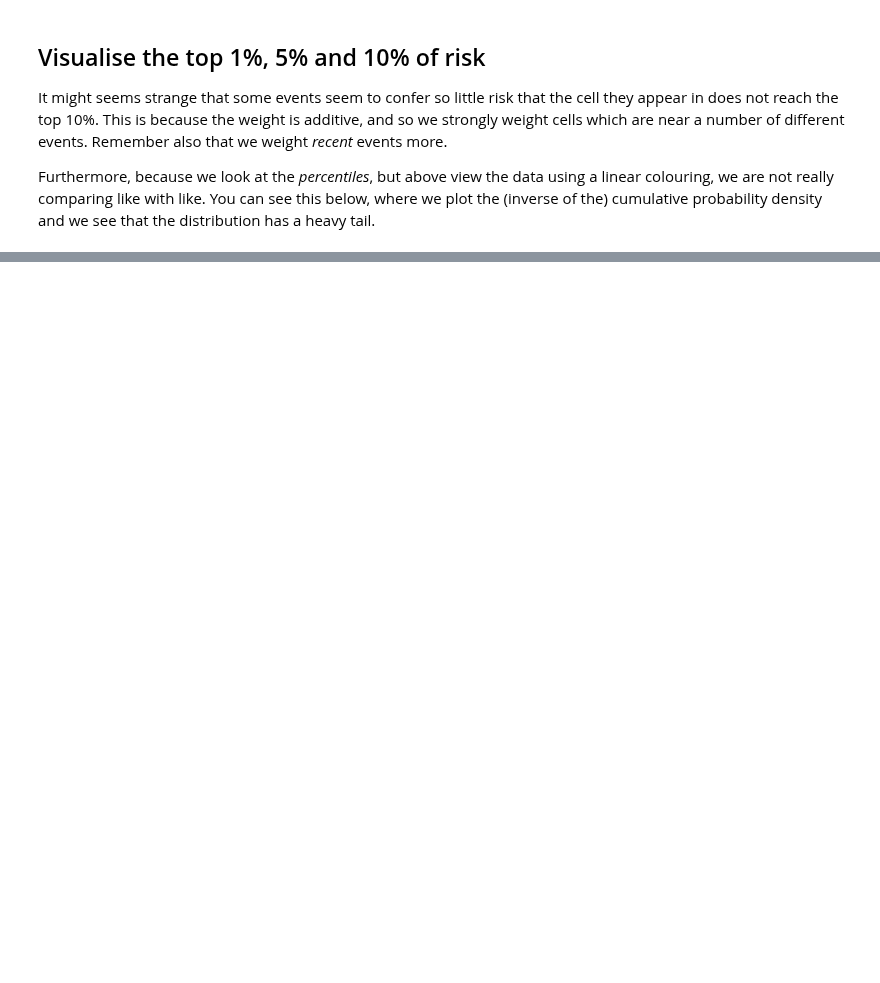
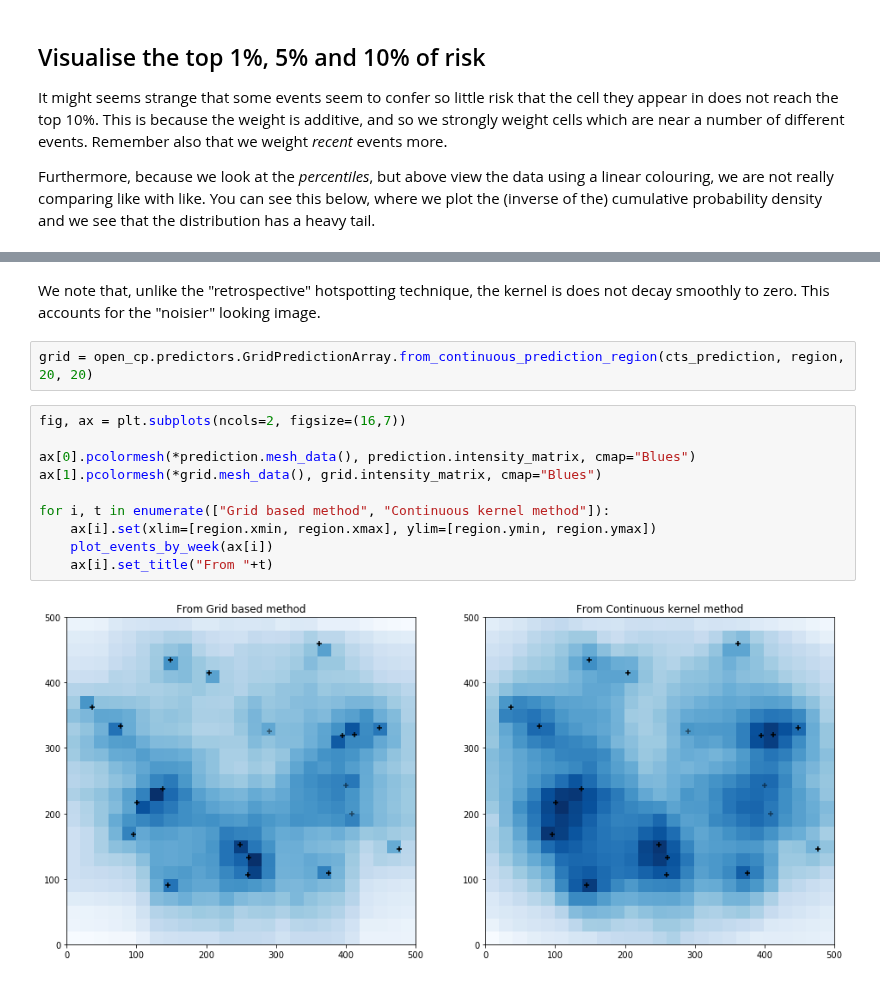
Before and after one commit to QuantCrimAtLeeds/PredictCode, a Jupyter notebook: Prospective HotSpot.ipynb, the cells around one changed output, grey strips where cells are left out. Cells and saved outputs as stored; diff of their text form; blank space fills up the shorter version.

```diff
--- a/Prospective HotSpot.ipynb
+++ b/Prospective HotSpot.ipynb
@@ -172,0 +201,16 @@ None
+# %% [markdown]
+We note that, unlike the "retrospective" hotspotting technique, the kernel is does not decay smoothly to zero.  This accounts for the "noisier" looking image.
+# %%
+grid = open_cp.predictors.GridPredictionArray.from_continuous_prediction_region(cts_prediction, region, 20, 20)
+# %%
+fig, ax = plt.subplots(ncols=2, figsize=(16,7))
+
+ax[0].pcolormesh(*prediction.mesh_data(), prediction.intensity_matrix, cmap="Blues")
+ax[1].pcolormesh(*grid.mesh_data(), grid.intensity_matrix, cmap="Blues")
+
+for i, t in enumerate(["Grid based method", "Continuous kernel method"]):
+    ax[i].set(xlim=[region.xmin, region.xmax], ylim=[region.ymin, region.ymax])
+    plot_events_by_week(ax[i])
+    ax[i].set_title("From "+t)
+# %% [output]
+[figure, added]
```
Also changed, not shown: parts of 10 cells of this notebook, 2 other files.
